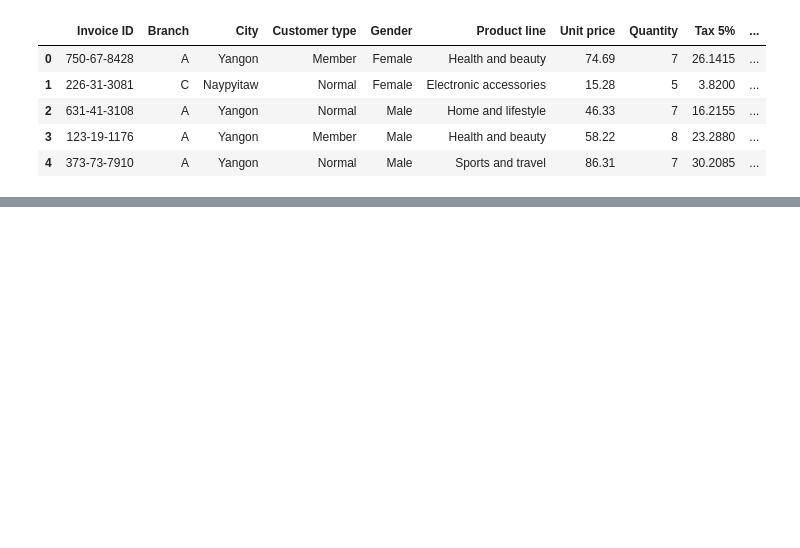
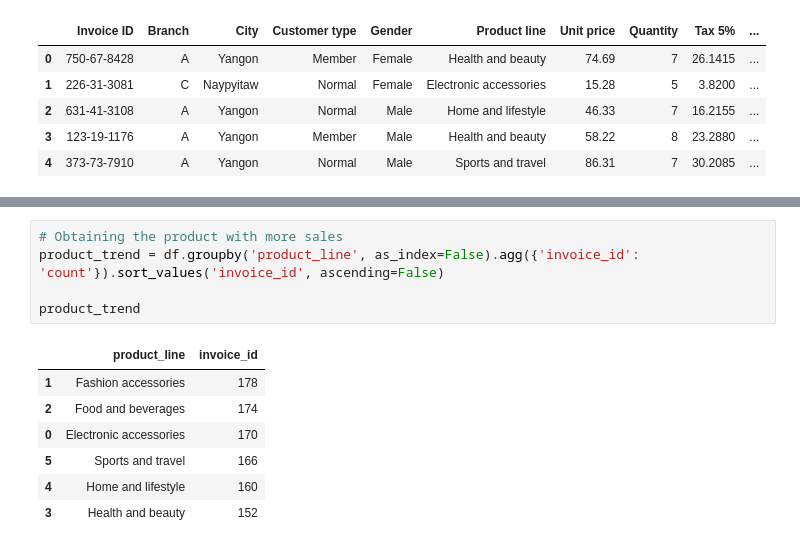
Before and after one commit to PPJQ/StoreAnalysis, a Jupyter notebook: StoreAnalysis.ipynb, the cells around one changed output, grey strips where cells are left out. Drawn from its saved outputs; the diff is of its cells as text; blank space fills up the shorter version.

```diff
--- a/StoreAnalysis.ipynb
+++ b/StoreAnalysis.ipynb
@@ -114,0 +229,13 @@ None
+# %%
+# Obtaining the product with more sales
+product_trend = df.groupby('product_line', as_index=False).agg({'invoice_id': 'count'}).sort_values('invoice_id', ascending=False)
+
+product_trend
+# %% [output]
+|  | product_line | invoice_id |
+| 1 | Fashion accessories | 178 |
+| 2 | Food and beverages | 174 |
+| 0 | Electronic accessories | 170 |
+| 5 | Sports and travel | 166 |
+| 4 | Home and lifestyle | 160 |
+| 3 | Health and beauty | 152 |
```
Also changed, not shown: parts of 11 cells of this notebook, 1 other file.
